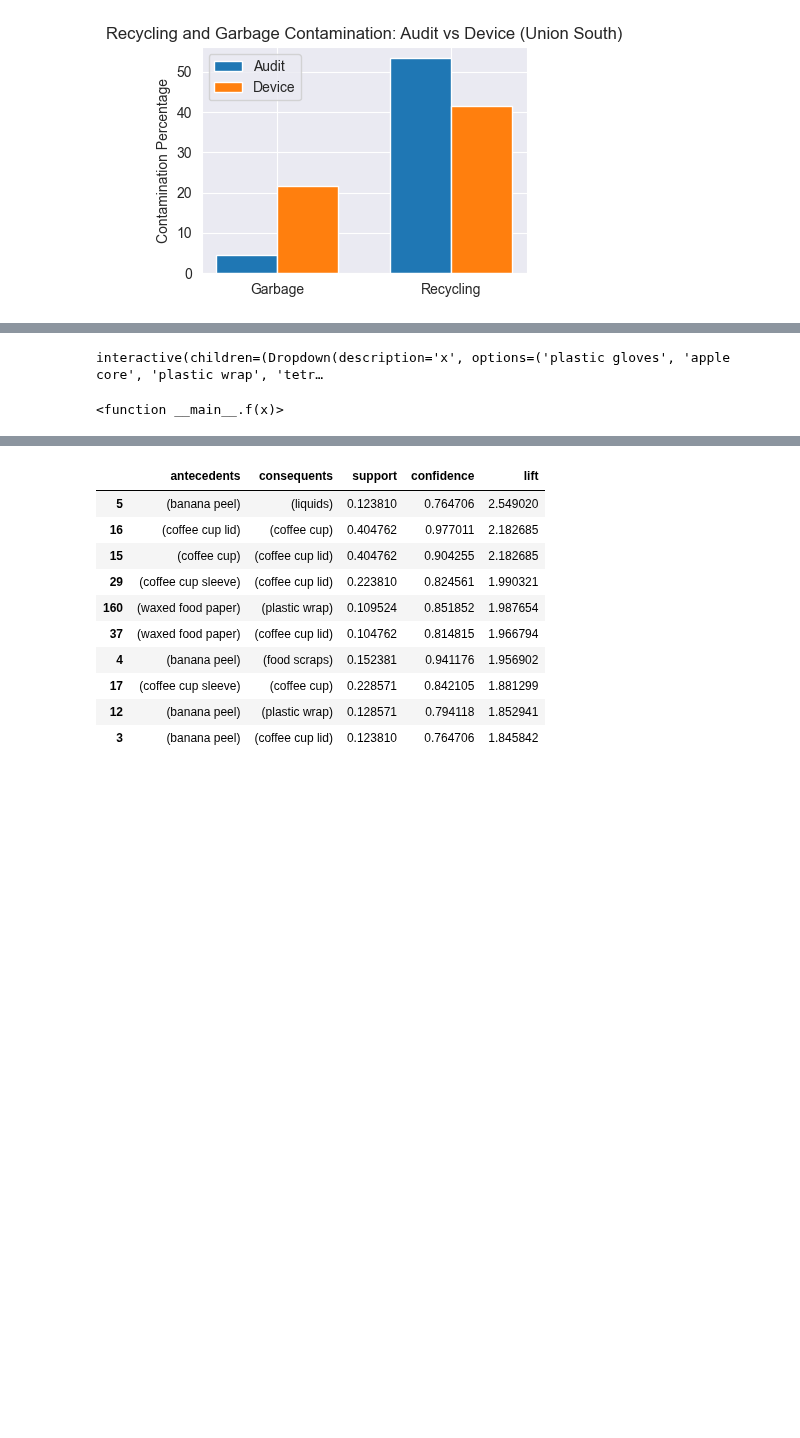
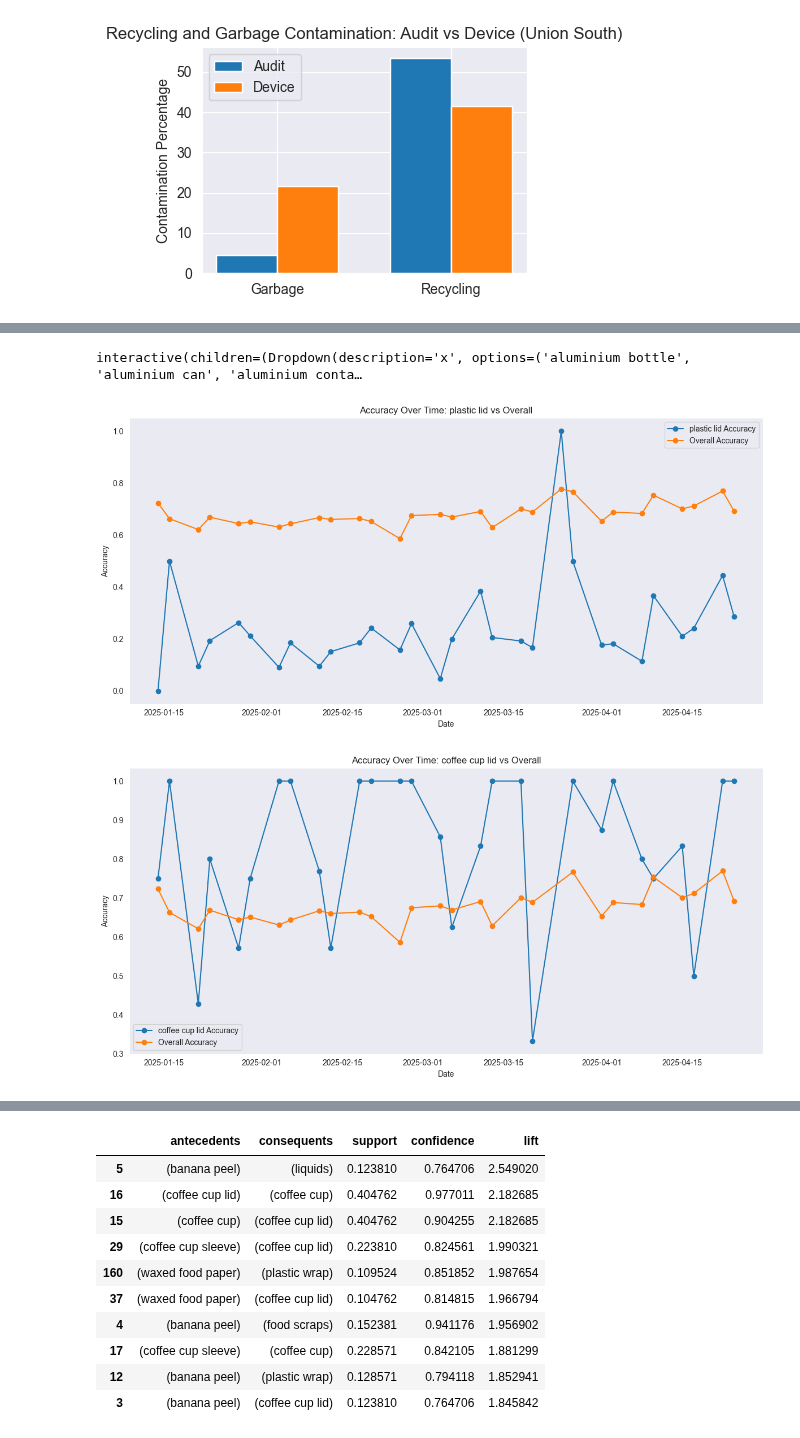
Before and after one commit to bps78/Oscar-Research-Project, a Jupyter notebook: oscar_project.ipynb, the cells around one changed output, grey strips where cells are left out. Cells and saved outputs as stored; diff of their text form; code cells hidden in the pictures; blank space fills up the shorter version.

```diff
--- a/oscar_project.ipynb
+++ b/oscar_project.ipynb
@@ -594,24 +629,27 @@ Not enough data for tea bag to calculate correlation.
 # %%
 
 def f(x):
     item = x
 
 
     item_data = item_daily[item_daily['Item'] == item]
     item_data = item_data.merge(daily[['Date', 'Accuracy']], on='Date', suffixes=('', '_Overall'))
 
     plt.figure(figsize=(12, 6))
     plt.plot(item_data['Date'], item_data['Accuracy'], label=f'{item} Accuracy', marker='o')
     plt.plot(item_data['Date'], item_data['Accuracy_Overall'], label='Overall Accuracy', marker='o')
     plt.title(f'Accuracy Over Time: {item} vs Overall')
     plt.xlabel('Date')
     plt.ylabel('Accuracy')
     plt.legend()
     plt.grid()
     plt.tight_layout()
     plt.show()
 
-interact(f, x=disposals['Item'].unique())
+interact(f, x=sorted(disposals['Item'].unique()))
+f('plastic lid')
+f('coffee cup lid')
 # %% [output]
-interactive(children=(Dropdown(description='x', options=('plastic gloves', 'apple core', 'plastic wrap', 'tetr…
+interactive(children=(Dropdown(description='x', options=('aluminium bottle', 'aluminium can', 'aluminium conta…
-<function __main__.f(x)>
+[figure, added]
+[figure, added]
```
Also changed, not shown: parts of 20 cells of this notebook, 1 other file.
